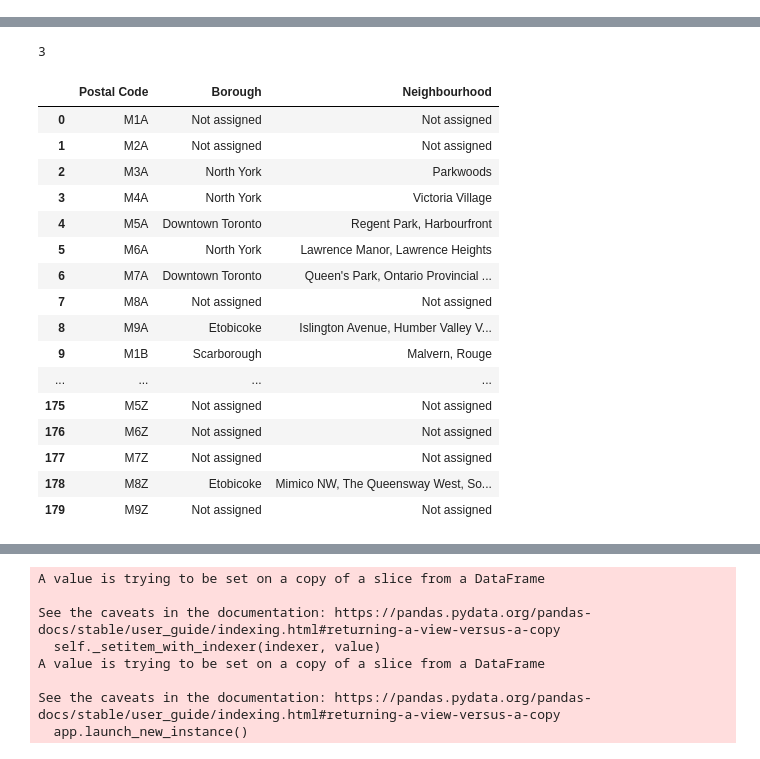
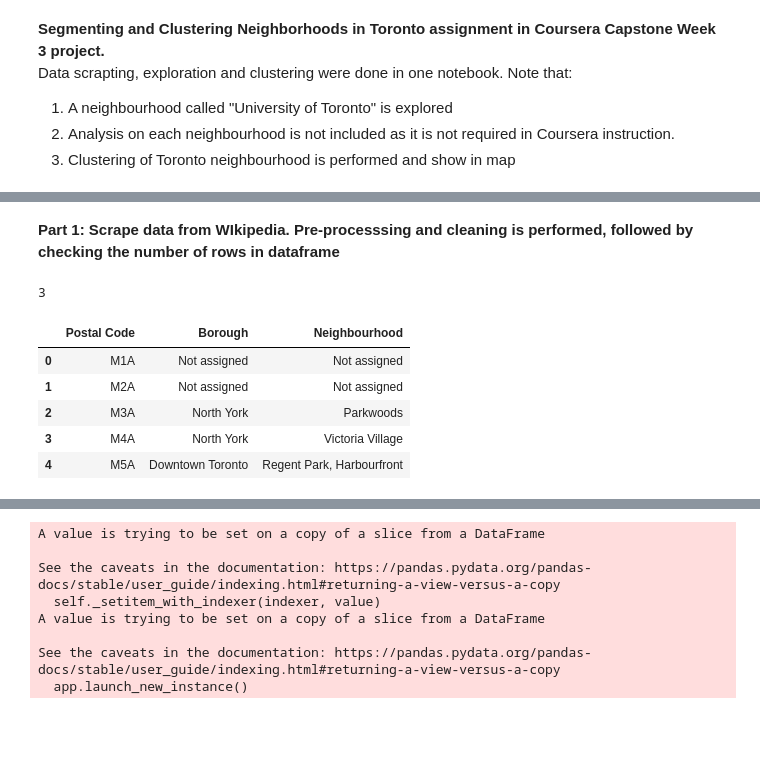
Before and after one commit to laiw0013/Coursera_Capstone, a Jupyter notebook: Segmenting and Clustering Neighborhoods in Toronto.ipynb, the cells around one changed output, grey strips where cells are left out. Saved outputs shown, nothing was run; the diff lists cells and outputs as text; code cells hidden in the pictures; blank space fills up the shorter version.

```diff
--- a/Segmenting and Clustering Neighborhoods in Toronto.ipynb
+++ b/Segmenting and Clustering Neighborhoods in Toronto.ipynb
@@ -1,3 +1,9 @@
+# %% [markdown]
+**Segmenting and Clustering Neighborhoods in Toronto assignment in Coursera Capstone Week 3 project.** <br>
+Data scrapting, exploration and clustering were done in one notebook. Note that:<br>
+1. A neighbourhood called "University of Toronto" is explored
+2. Analysis on each neighbourhood is not included as it is not required in Coursera instruction.
+3. Clustering of Toronto neighbourhood is performed and show in map
 # %%
 import numpy as np # library to handle data in a vectorized manner
 
@@ -41,6 +47,8 @@ Requirement already satisfied: MarkupSafe>=0.23 in /opt/conda/envs/Python-3.7-ma
 Installing collected packages: branca, folium
 Successfully installed branca-0.4.1 folium-0.11.0
 Libraries imported.
+# %% [markdown]
+**Part 1: Scrape data from WIkipedia. Pre-processsing and cleaning is performed, followed by checking the number of rows in dataframe**
 # %%
 import pandas as pd
 url = 'https://en.wikipedia.org/wiki/List_of_postal_codes_of_Canada:_M'
@@ -53,25 +61,14 @@ len(df_list)
 # %%
 #define which table we want to work with
 df=df_list[0]
-df
+df.head()
 # %% [output]
 |  | Postal Code | Borough | Neighbourhood |
 | 0 | M1A | Not assigned | Not assigned |
 | 1 | M2A | Not assigned | Not assigned |
 | 2 | M3A | North York | Parkwoods |
 | 3 | M4A | North York | Victoria Village |
 | 4 | M5A | Downtown Toronto | Regent Park, Harbourfront |
-| 5 | M6A | North York | Lawrence Manor, Lawrence Heights |
-| 6 | M7A | Downtown Toronto | Queen's Park, Ontario Provincial ... |
-| 7 | M8A | Not assigned | Not assigned |
-| 8 | M9A | Etobicoke | Islington Avenue, Humber Valley V... |
-| 9 | M1B | Scarborough | Malvern, Rouge |
-| ... | ... | ... | ... |
-| 175 | M5Z | Not assigned | Not assigned |
-| 176 | M6Z | Not assigned | Not assigned |
-| 177 | M7Z | Not assigned | Not assigned |
-| 178 | M8Z | Etobicoke | Mimico NW, The Queensway West, So... |
-| 179 | M9Z | Not assigned | Not assigned |
 # %%
 #drop Borough with "Not assigned"
 df = df[df.Borough != 'Not assigned']
```
Also changed, not shown: parts of 10 cells of this notebook.
